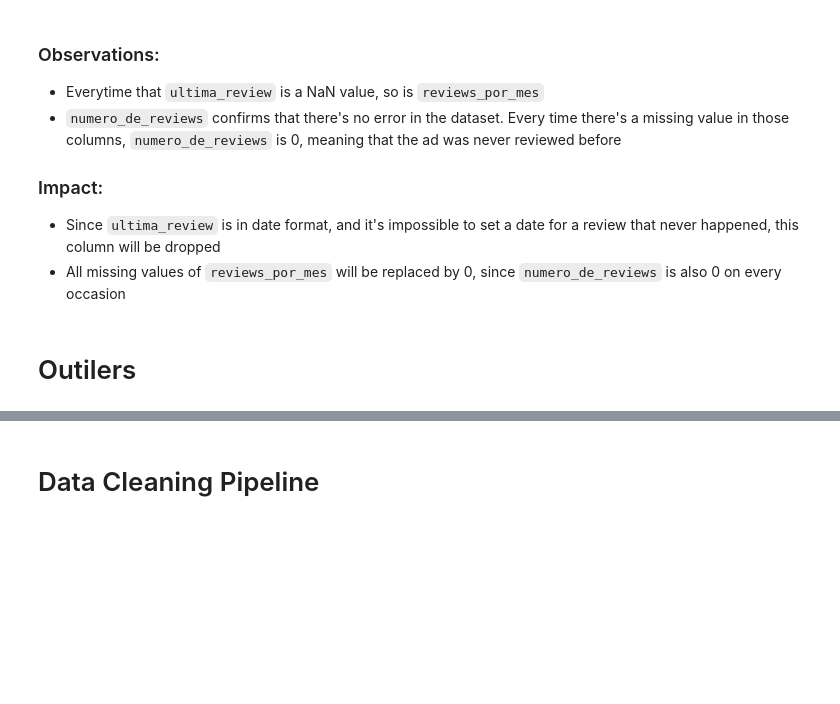
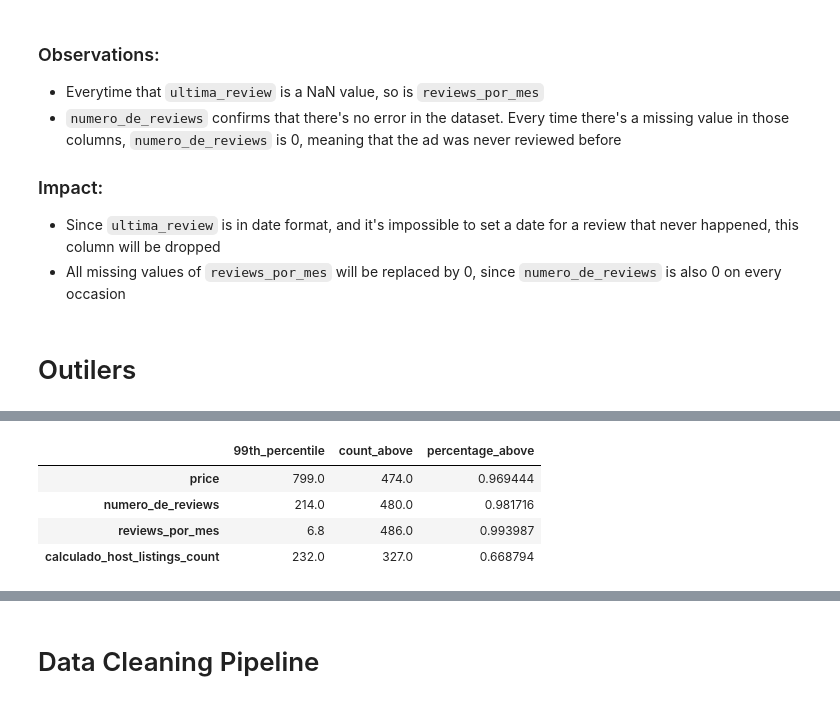
Before and after one commit to vitorccmanso/LH_CD_VITOR_CUNHA, a Jupyter notebook: Notebooks/Data Cleaning.ipynb, the cells around one changed output, grey strips where cells are left out. Saved outputs shown, nothing was run; the diff lists cells and outputs as text; code cells hidden in the pictures; blank space fills up the shorter version.

```diff
--- a/Notebooks/Data Cleaning.ipynb
+++ b/Notebooks/Data Cleaning.ipynb
@@ -141,0 +146,15 @@ df[df["minimo_noites"] > 365].shape[0]
+# %%
+# Dataframe showing the 99th percentile, how many times values above this treshold appear and how much of a percentage they represent
+result = {}
+columns_to_drop.extend(["minimo_noites", "disponibilidade_365"])
+for col in df.drop(columns=columns_to_drop).select_dtypes("number"):
+    result[col] = {"99th_percentile": df[col].quantile(0.99),
+                   "count_above": (df[col] > df[col].quantile(0.99)).sum(),
+                   "percentage_above": ((df[col] > df[col].quantile(0.99)).sum() / len(df)) * 100}
+pd.DataFrame(result).T
+# %% [output]
+|  | 99th_percentile | count_above | percentage_above |
+| price | 799.0 | 474.0 | 0.969444 |
+| numero_de_reviews | 214.0 | 480.0 | 0.981716 |
+| reviews_por_mes | 6.8 | 486.0 | 0.993987 |
+| calculado_host_listings_count | 232.0 | 327.0 | 0.668794 |
```
Also changed, not shown: parts of 17 cells of this notebook, 2 other files.
